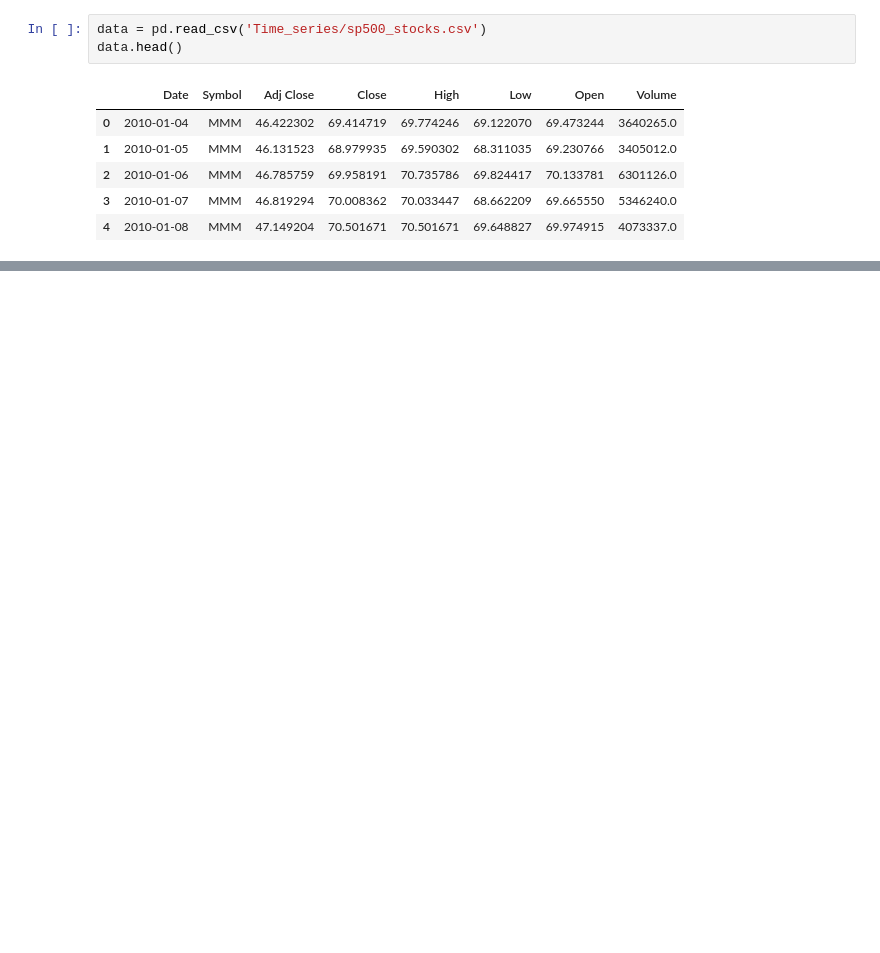
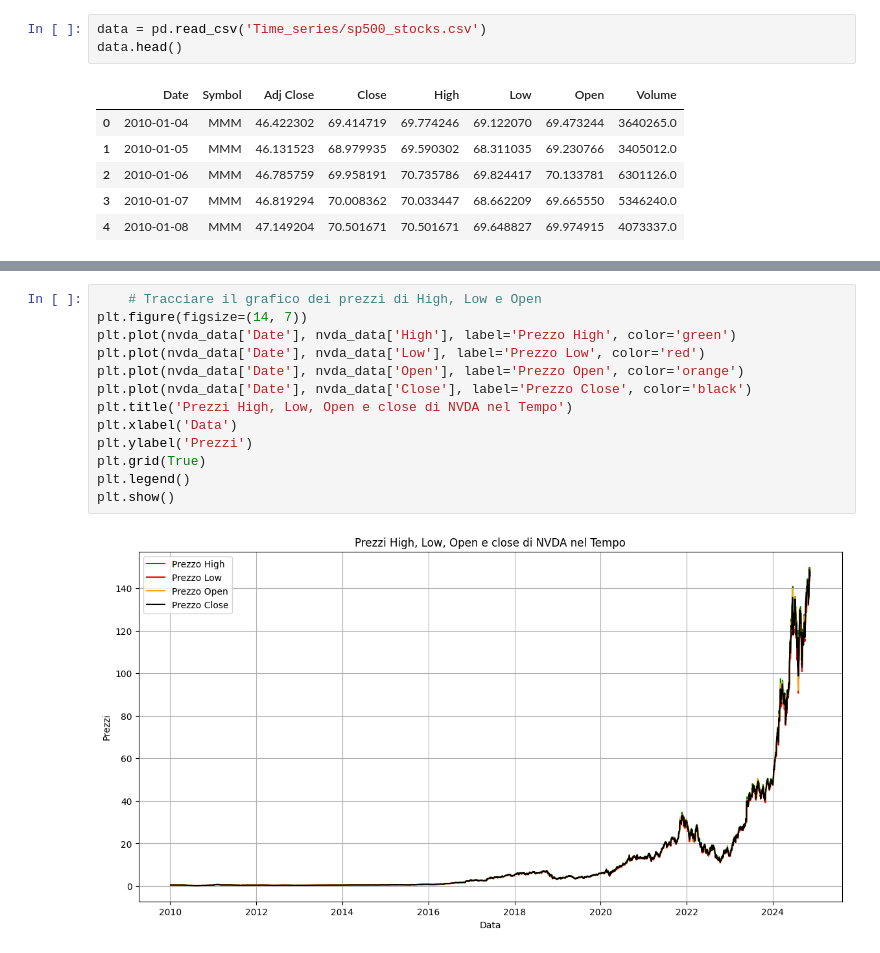
Before and after one commit to lucabellantee/Time-series-analysis, a Jupyter notebook: time_series_stocks.ipynb, the cells around one changed output, grey strips where cells are left out. Drawn from its saved outputs; the diff is of its cells as text; blank space fills up the shorter version.

```diff
--- a/time_series_stocks.ipynb
+++ b/time_series_stocks.ipynb
@@ -21,0 +51,15 @@ data.head()
+# %%
+    # Tracciare il grafico dei prezzi di High, Low e Open
+plt.figure(figsize=(14, 7))
+plt.plot(nvda_data['Date'], nvda_data['High'], label='Prezzo High', color='green')
+plt.plot(nvda_data['Date'], nvda_data['Low'], label='Prezzo Low', color='red')
+plt.plot(nvda_data['Date'], nvda_data['Open'], label='Prezzo Open', color='orange')
+plt.plot(nvda_data['Date'], nvda_data['Close'], label='Prezzo Close', color='black')
+plt.title('Prezzi High, Low, Open e close di NVDA nel Tempo')
+plt.xlabel('Data')
+plt.ylabel('Prezzi')
+plt.grid(True)
+plt.legend()
+plt.show()
+# %% [output]
+[figure, added]
```
Also changed, not shown: parts of 20 cells of this notebook.
